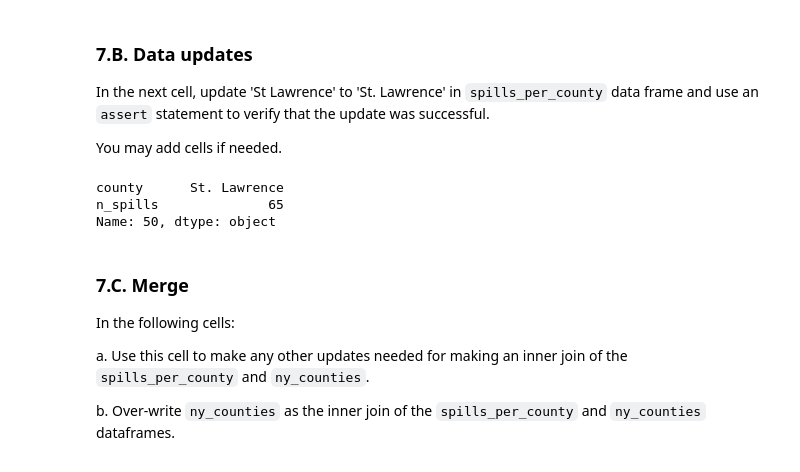
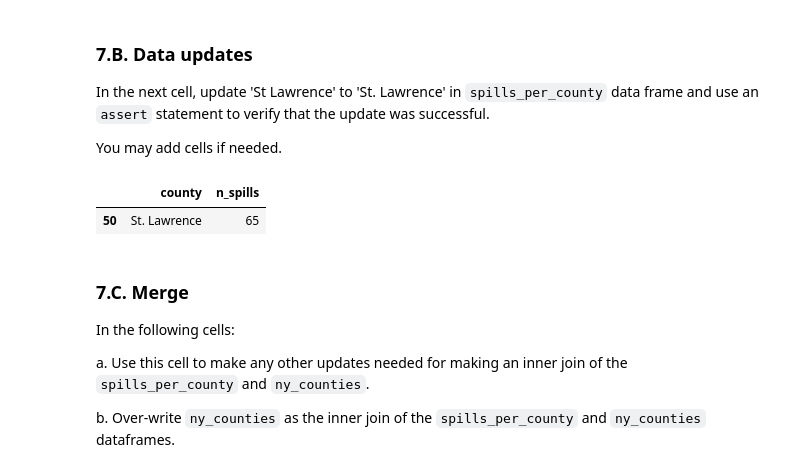
Before and after one commit to mmyiv/eds220-hwk3, a Jupyter notebook: hwk3-task2-oil-spills.ipynb, the cells around one changed output. Saved outputs shown, nothing was run; the diff lists cells and outputs as text; code cells hidden in the pictures.

```diff
--- a/hwk3-task2-oil-spills.ipynb
+++ b/hwk3-task2-oil-spills.ipynb
@@ -458,21 +516,21 @@ You may add cells if needed.
 # %%
 # Update name of St Lawrence in spills data frame
 
 # Find location
-spills_per_county.tail(15)
+#spills_per_county.tail(15)
+spills_per_county[spills_per_county['county'].str.contains("St Lawrence")]
 
 # Ensure location
 spills_per_county.at[50, 'county']
 
 # Update name
 spills_per_county.at[50, 'county'] = 'St. Lawrence'
 
-# Confirm update
-spills_per_county.loc[50]
+# Confirm change
+spills_per_county[spills_per_county['county'] == 'St. Lawrence']
 # %% [output]
-county      St. Lawrence
-n_spills              65
-Name: 50, dtype: object
+|  | county | n_spills |
+| 50 | St. Lawrence | 65 |
 # %% [markdown]
 ### 7.C. Merge
 
```
Also changed, not shown: parts of 7 cells of this notebook.
